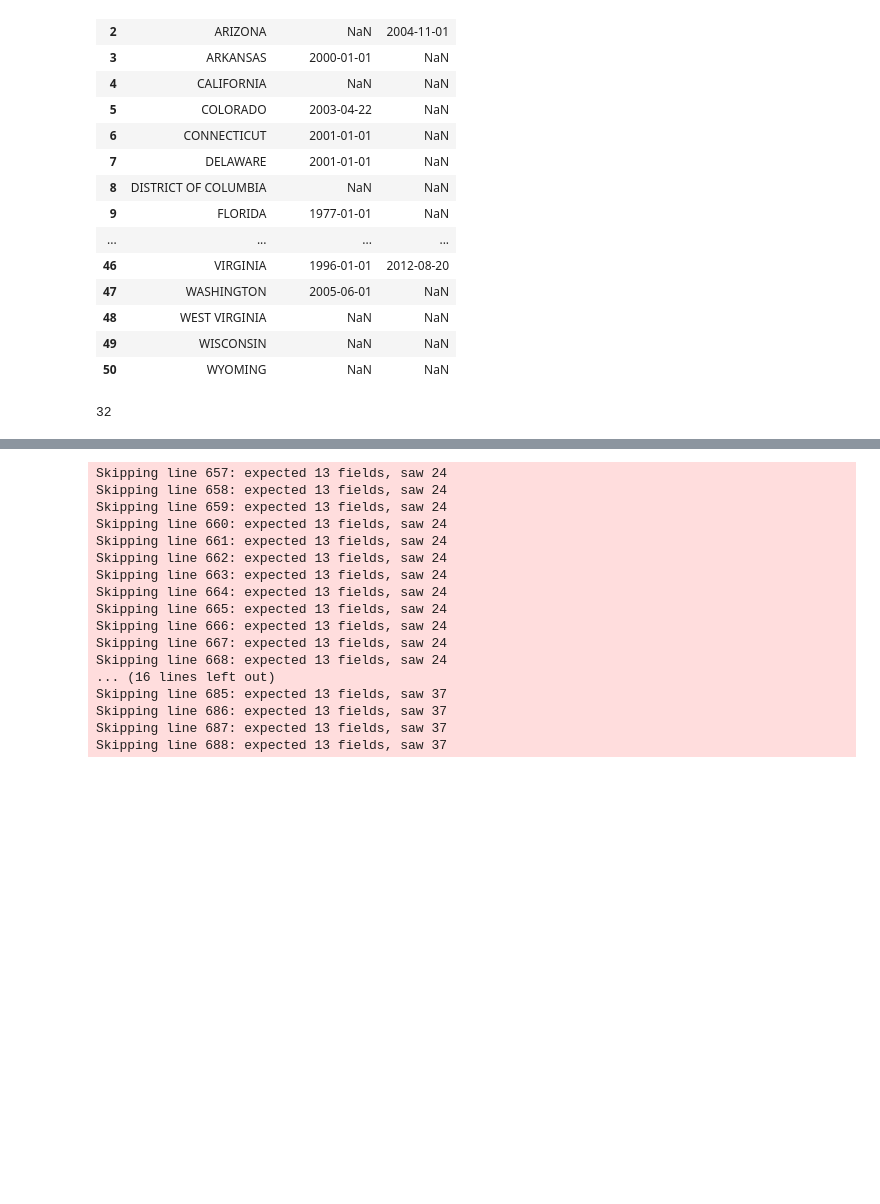
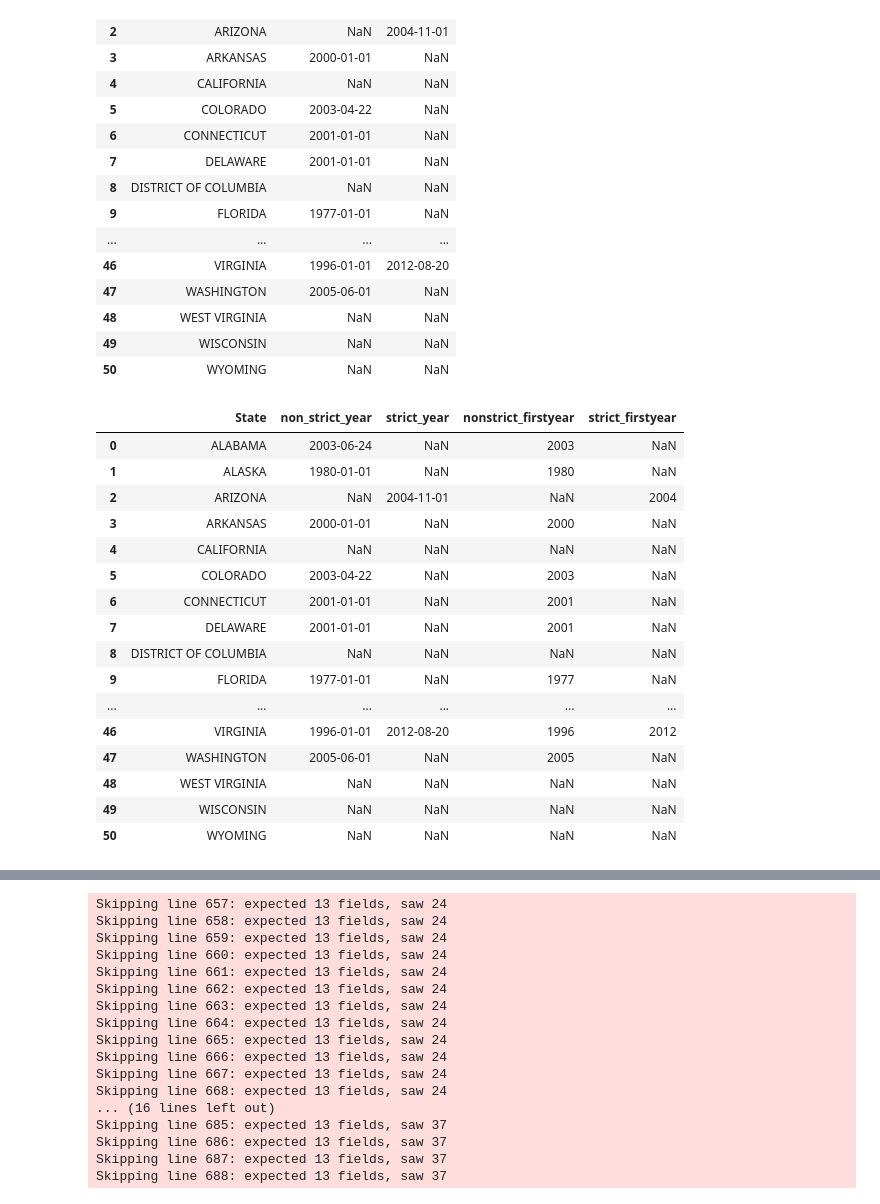
Before and after one commit to meenaboppana/voterid, a Jupyter notebook: Version_12_6.ipynb, the cells around one changed output, grey strips where cells are left out. Drawn from its saved outputs; the diff is of its cells as text; code cells hidden in the pictures; blank space fills up the shorter version.

```diff
--- a/Version_12_6.ipynb
+++ b/Version_12_6.ipynb
@@ -182,11 +182,33 @@ law_id
 | 48 | WEST VIRGINIA | NaN | NaN |
 | 49 | WISCONSIN | NaN | NaN |
 | 50 | WYOMING | NaN | NaN |
-# %%
-law_id_exists = law_id[(law_id['non_strict_year'] > 0) | (law_id['strict_year'] > 0)]
-len(law_id_exists)
-# %% [output]
-32
+# %%
+# counting the number of states with voter id laws implemented
+law_id_exists = law_id[(law_id['non_strict_year'] > 0) | (law_id['strict_year'] > 0)]
+len(law_id_exists)
+
+# determining first year that laws went into effect (assume all relevant elections are in November)
+law_id['nonstrict_firstyear'] = map(lambda x: (x.year + 1) if x.month > 11 else 'NaN' if x.month < 0 else x.year, pd.to_datetime(law_id.non_strict_year))
+law_id['strict_firstyear'] = map(lambda x: (x.year + 1) if x.month > 11 else 'NaN' if x.month < 0 else x.year, pd.to_datetime(law_id.strict_year))
+law_id
+# %% [output]
+|  | State | non_strict_year | strict_year | nonstrict_firstyear | strict_firstyear |
+| 0 | ALABAMA | 2003-06-24 | NaN | 2003 | NaN |
+| 1 | ALASKA | 1980-01-01 | NaN | 1980 | NaN |
+| 2 | ARIZONA | NaN | 2004-11-01 | NaN | 2004 |
+| 3 | ARKANSAS | 2000-01-01 | NaN | 2000 | NaN |
+| 4 | CALIFORNIA | NaN | NaN | NaN | NaN |
+| 5 | COLORADO | 2003-04-22 | NaN | 2003 | NaN |
+| 6 | CONNECTICUT | 2001-01-01 | NaN | 2001 | NaN |
+| 7 | DELAWARE | 2001-01-01 | NaN | 2001 | NaN |
+| 8 | DISTRICT OF COLUMBIA | NaN | NaN | NaN | NaN |
+| 9 | FLORIDA | 1977-01-01 | NaN | 1977 | NaN |
+| ... | ... | ... | ... | ... | ... |
+| 46 | VIRGINIA | 1996-01-01 | 2012-08-20 | 1996 | 2012 |
+| 47 | WASHINGTON | 2005-06-01 | NaN | 2005 | NaN |
+| 48 | WEST VIRGINIA | NaN | NaN | NaN | NaN |
+| 49 | WISCONSIN | NaN | NaN | NaN | NaN |
+| 50 | WYOMING | NaN | NaN | NaN | NaN |
 # %%
 racedata = pd.merge(df, law_id, on = ['State'])
 
```
Also changed, not shown: parts of 8 cells of this notebook.
